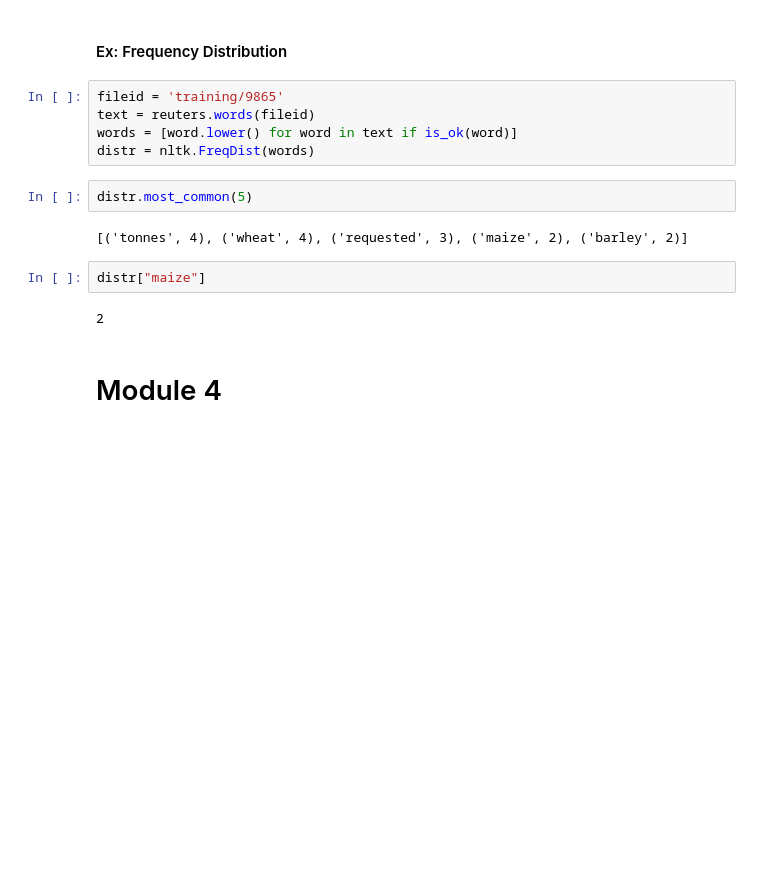
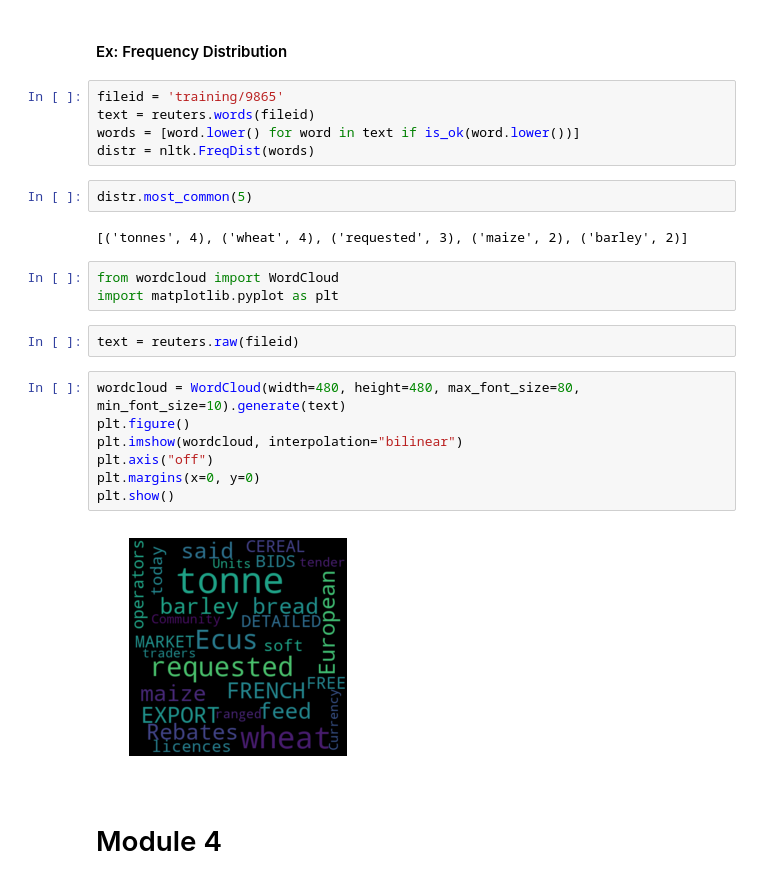
Before and after one commit to anqitu/NLTKTraining, a Jupyter notebook: exercises/NLTK.ipynb, the cells around one changed output. Cells and saved outputs as stored; diff of their text form; blank space fills up the shorter version.

```diff
--- a/exercises/NLTK.ipynb
+++ b/exercises/NLTK.ipynb
@@ -545,16 +636,26 @@ distr.most_common(5)
 # %%
 fileid = 'training/9865'
 text = reuters.words(fileid)
-words = [word.lower() for word in text if is_ok(word)]
+words = [word.lower() for word in text if is_ok(word.lower())]
 distr = nltk.FreqDist(words)
 # %%
 distr.most_common(5)
 # %% [output]
 [('tonnes', 4), ('wheat', 4), ('requested', 3), ('maize', 2), ('barley', 2)]
-# %%
-distr["maize"]
-# %% [output]
-2
+# %%
+from wordcloud import WordCloud
+import matplotlib.pyplot as plt
+# %%
+text = reuters.raw(fileid)
+# %%
+wordcloud = WordCloud(width=480, height=480, max_font_size=80, min_font_size=10).generate(text)
+plt.figure()
+plt.imshow(wordcloud, interpolation="bilinear")
+plt.axis("off")
+plt.margins(x=0, y=0)
+plt.show()
+# %% [output]
+[figure, added]
 # %% [markdown]
 # Module 4
 # %% [markdown]
```
Also changed, not shown: parts of 155 cells of this notebook, 4 other files.
